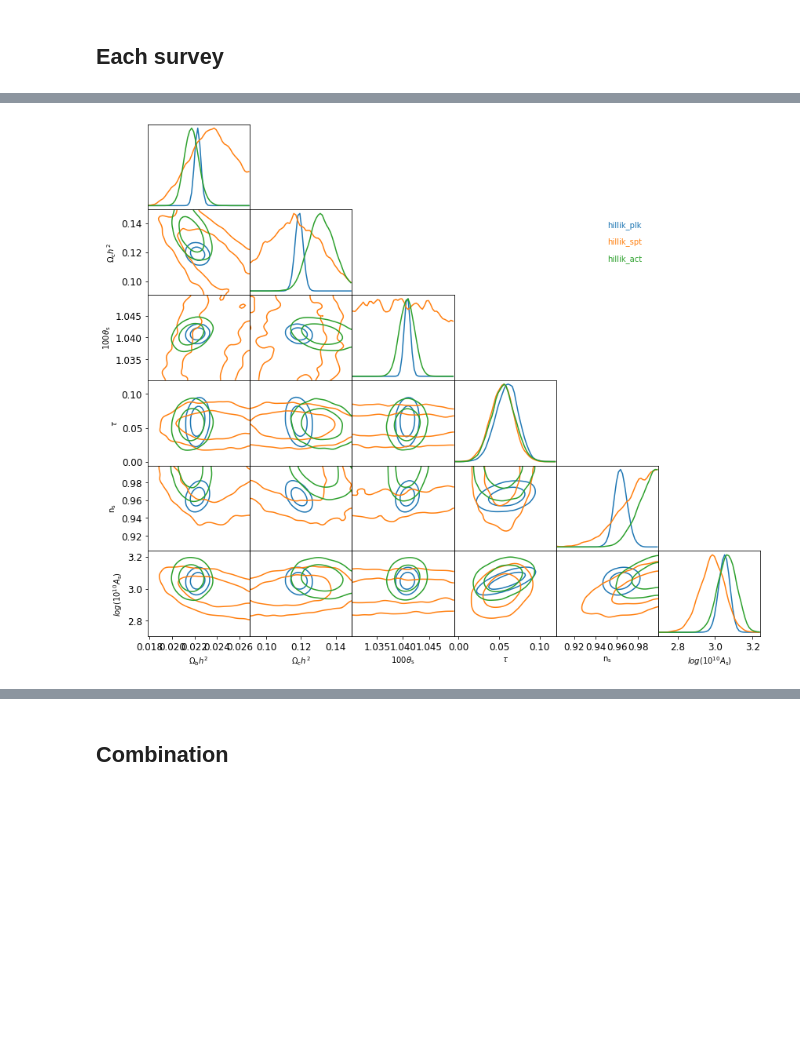
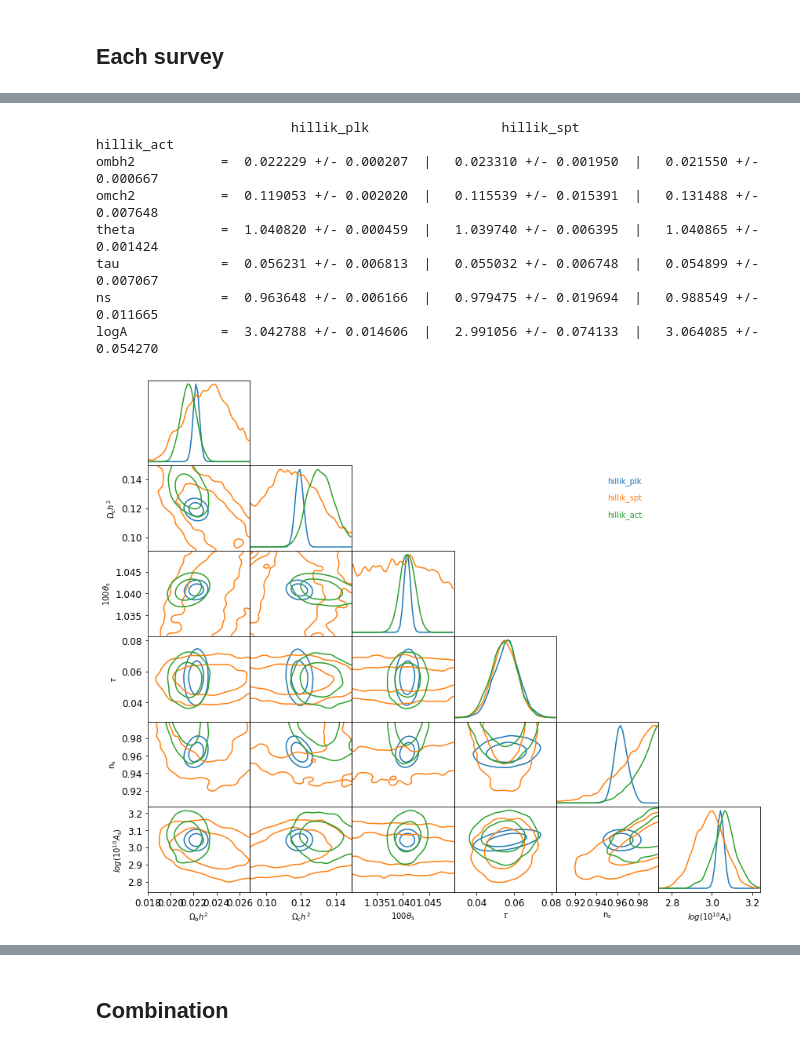
Before and after one commit to mtristram/hillik, a Jupyter notebook: scripts/hillik_chains.ipynb, the cells around one changed output, grey strips where cells are left out. Saved outputs shown, nothing was run; the diff lists cells and outputs as text; code cells hidden in the pictures; blank space fills up the shorter version.

```diff
--- a/scripts/hillik_chains.ipynb
+++ b/scripts/hillik_chains.ipynb
@@ -122,9 +122,19 @@ hillik_act: 318241  352605  263121  329014
 # %%
 #cosmo
 listpar = ['ombh2','omch2','theta','tau','ns','logA']
 fig=MCtools.triangle( chains, listpar, labels=runnames)
+print( "%35s %26s %26s" % tuple(runnames))
+for par in listpar:
+    MCtools.PrintMax( chains, par)
 # %% [output]
+                         hillik_plk                 hillik_spt                 hillik_act
+ombh2           =  0.022229 +/- 0.000207  |   0.023310 +/- 0.001950  |   0.021550 +/- 0.000667
+omch2           =  0.119053 +/- 0.002020  |   0.115539 +/- 0.015391  |   0.131488 +/- 0.007648
+theta           =  1.040820 +/- 0.000459  |   1.039740 +/- 0.006395  |   1.040865 +/- 0.001424
+tau             =  0.056231 +/- 0.006813  |   0.055032 +/- 0.006748  |   0.054899 +/- 0.007067
+ns              =  0.963648 +/- 0.006166  |   0.979475 +/- 0.019694  |   0.988549 +/- 0.011665
+logA            =  3.042788 +/- 0.014606  |   2.991056 +/- 0.074133  |   3.064085 +/- 0.054270
-[figure, old version]
+[figure, new version]
 # %%
 #extra-galactic fg
 listpar = ['Acib','Atsz','Aksz','xi', 'beta_cib']
```
Also changed, not shown: parts of 13 cells of this notebook, 2 other files.
